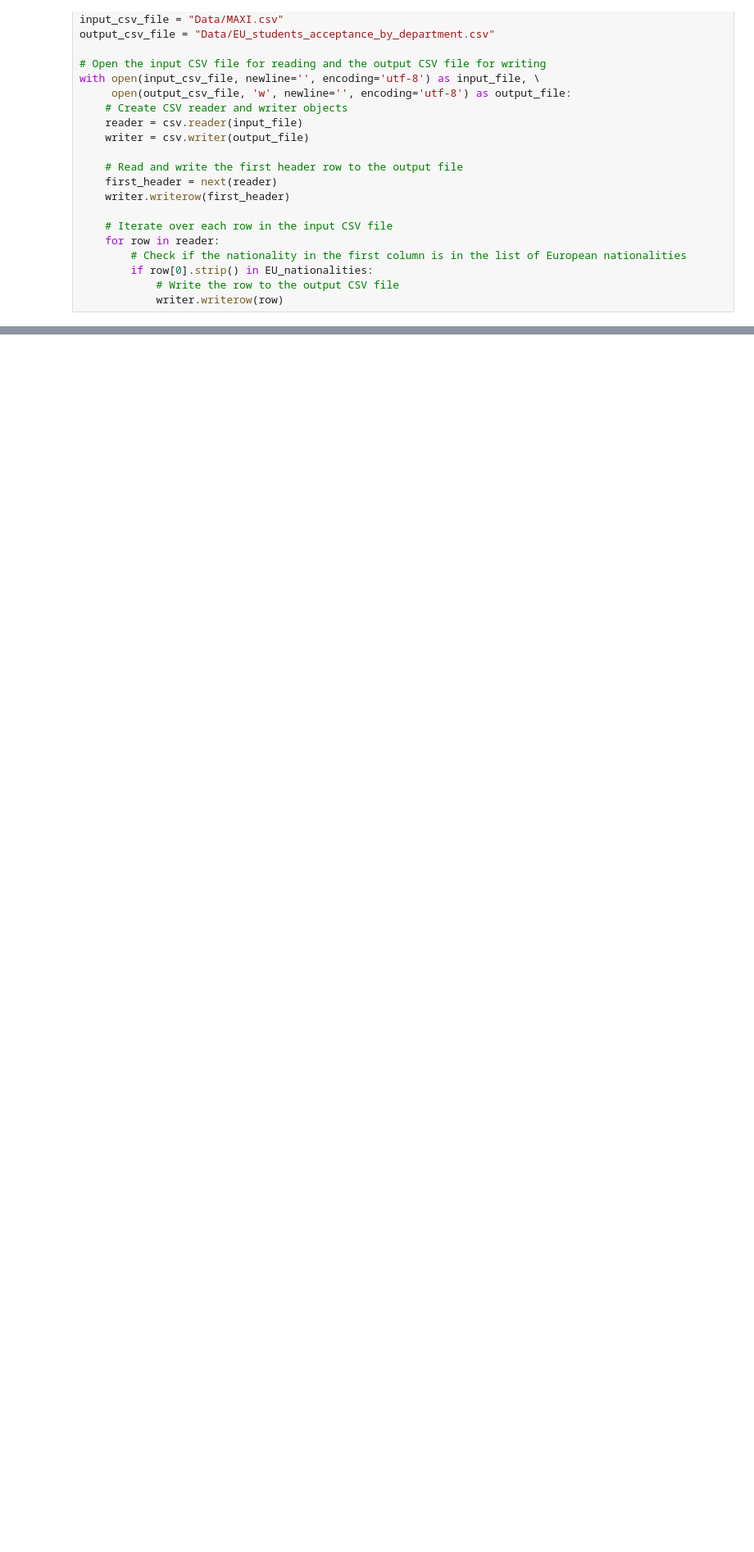
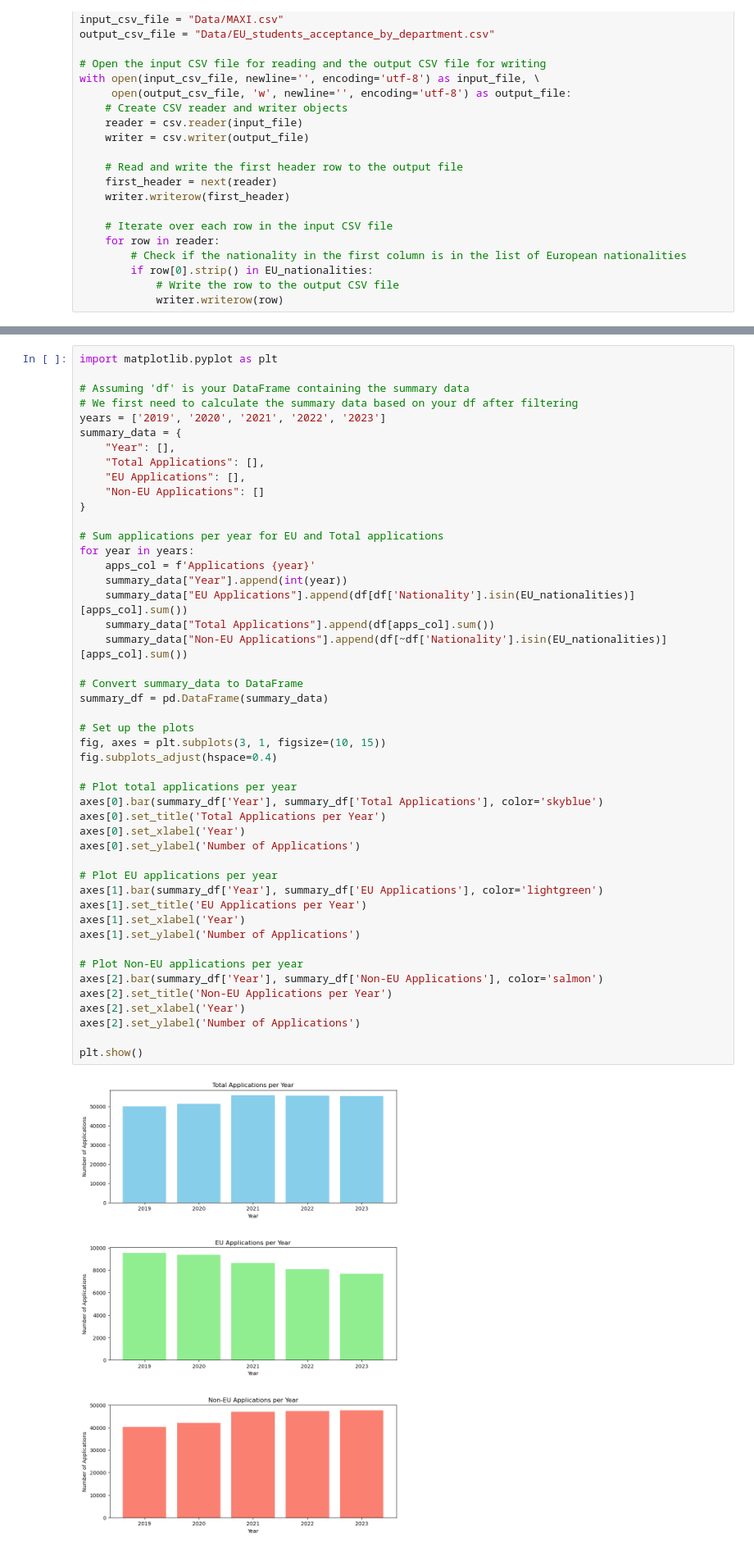
Before and after one commit to ascneuenheim/ST115_Brexit, a Jupyter notebook: Question 1.ipynb, the cells around one changed output, grey strips where cells are left out. Shown at 82% size. Cells and saved outputs as stored; diff of their text form; blank space fills up the shorter version.

```diff
--- a/Question 1.ipynb
+++ b/Question 1.ipynb
@@ -170,0 +82,49 @@ fig.show()
+# %%
+import matplotlib.pyplot as plt
+
+# Assuming 'df' is your DataFrame containing the summary data
+# We first need to calculate the summary data based on your df after filtering
+years = ['2019', '2020', '2021', '2022', '2023']
+summary_data = {
+    "Year": [],
+    "Total Applications": [],
+    "EU Applications": [],
+    "Non-EU Applications": []
+}
+
+# Sum applications per year for EU and Total applications
+for year in years:
+    apps_col = f'Applications {year}'
+    summary_data["Year"].append(int(year))
+    summary_data["EU Applications"].append(df[df['Nationality'].isin(EU_nationalities)][apps_col].sum())
+    summary_data["Total Applications"].append(df[apps_col].sum())
+    summary_data["Non-EU Applications"].append(df[~df['Nationality'].isin(EU_nationalities)][apps_col].sum())
+
+# Convert summary_data to DataFrame
+summary_df = pd.DataFrame(summary_data)
+
+# Set up the plots
+fig, axes = plt.subplots(3, 1, figsize=(10, 15))
+fig.subplots_adjust(hspace=0.4)
+
+# Plot total applications per year
+axes[0].bar(summary_df['Year'], summary_df['Total Applications'], color='skyblue')
+axes[0].set_title('Total Applications per Year')
+axes[0].set_xlabel('Year')
+axes[0].set_ylabel('Number of Applications')
+
+# Plot EU applications per year
+axes[1].bar(summary_df['Year'], summary_df['EU Applications'], color='lightgreen')
+axes[1].set_title('EU Applications per Year')
+axes[1].set_xlabel('Year')
+axes[1].set_ylabel('Number of Applications')
+
+# Plot Non-EU applications per year
+axes[2].bar(summary_df['Year'], summary_df['Non-EU Applications'], color='salmon')
+axes[2].set_title('Non-EU Applications per Year')
+axes[2].set_xlabel('Year')
+axes[2].set_ylabel('Number of Applications')
+
+plt.show()
+# %% [output]
+[figure, added]
```
Also changed, not shown: parts of 7 cells of this notebook, 3 other files.
